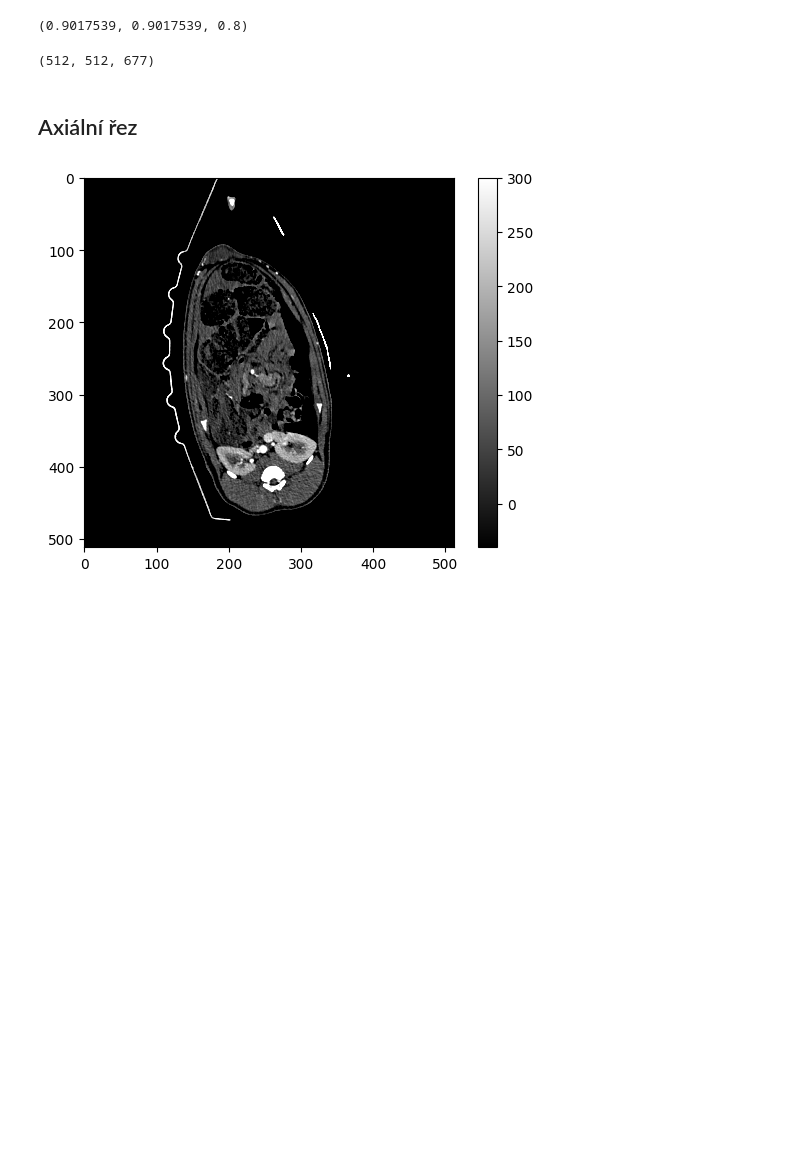
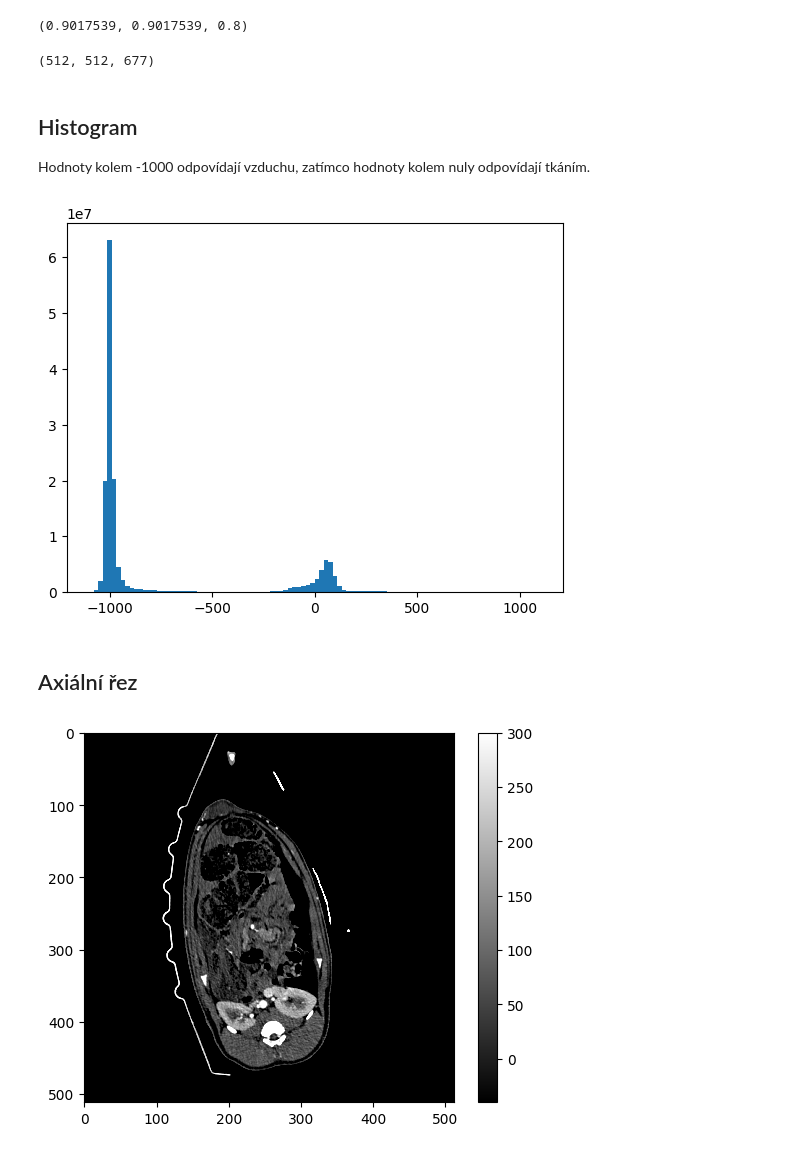
Before and after one commit to mjirik/zdo2025, a Jupyter notebook: ZDO2025.ipynb, the cells around one changed output. Drawn from its saved outputs; the diff is of its cells as text; code cells hidden in the pictures; blank space fills up the shorter version.

Commit message:
histogram

```diff
--- a/ZDO2025.ipynb
+++ b/ZDO2025.ipynb
@@ -102,6 +102,14 @@ datap.voxelsize_mm
 datap.data3d.shape
 # %% [output]
 (512, 512, 677)
+# %% [markdown]
+## Histogram
+
+Hodnoty kolem -1000 odpovídají vzduchu, zatímco hodnoty kolem nuly odpovídají tkáním.
+# %%
+hist_data = plt.hist(datap.data3d.flatten(), bins=100, range=[-1100, 1100])
+# %% [output]
+[figure, added]
 # %% [markdown]
 ## Axiální řez
 # %%
```
